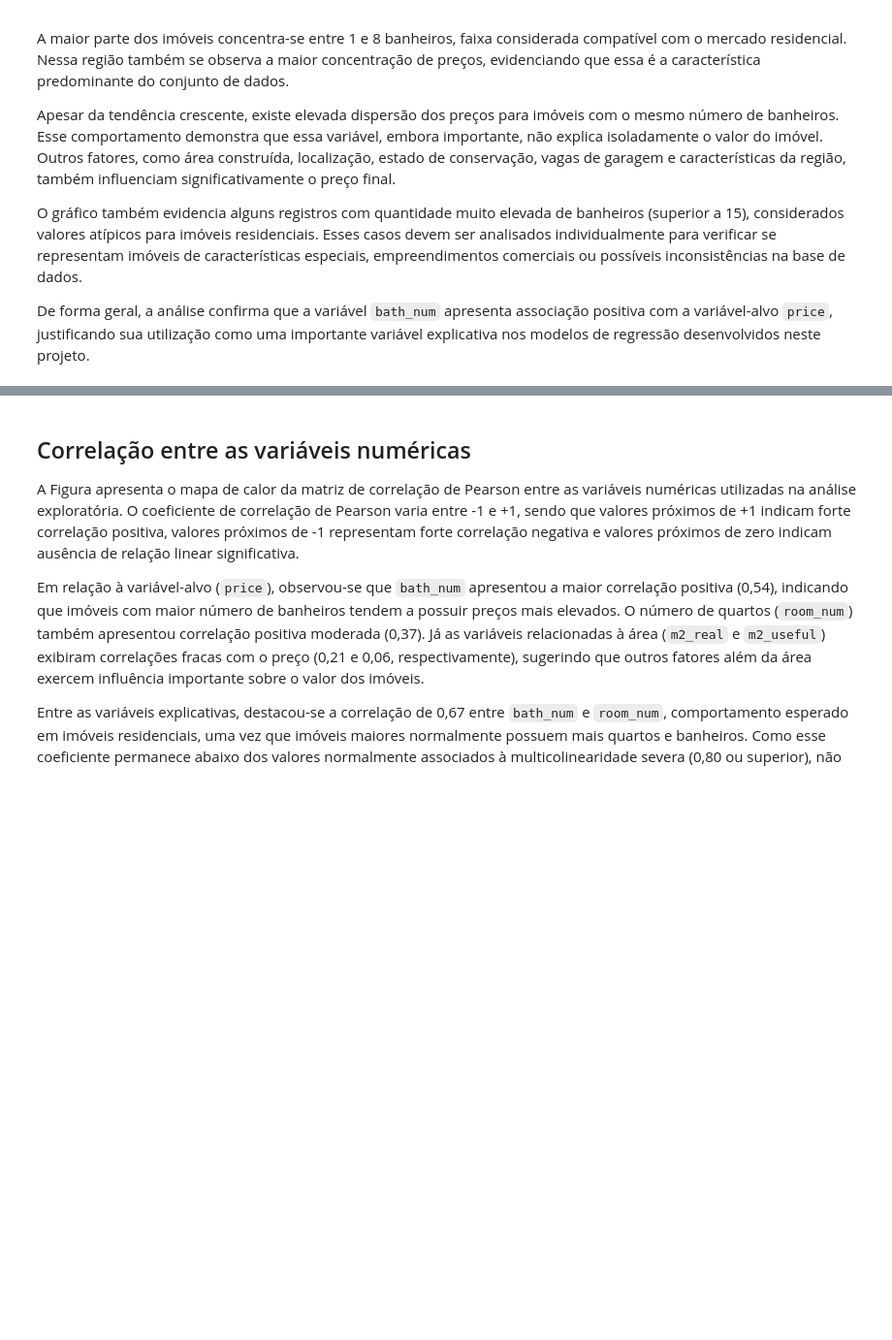
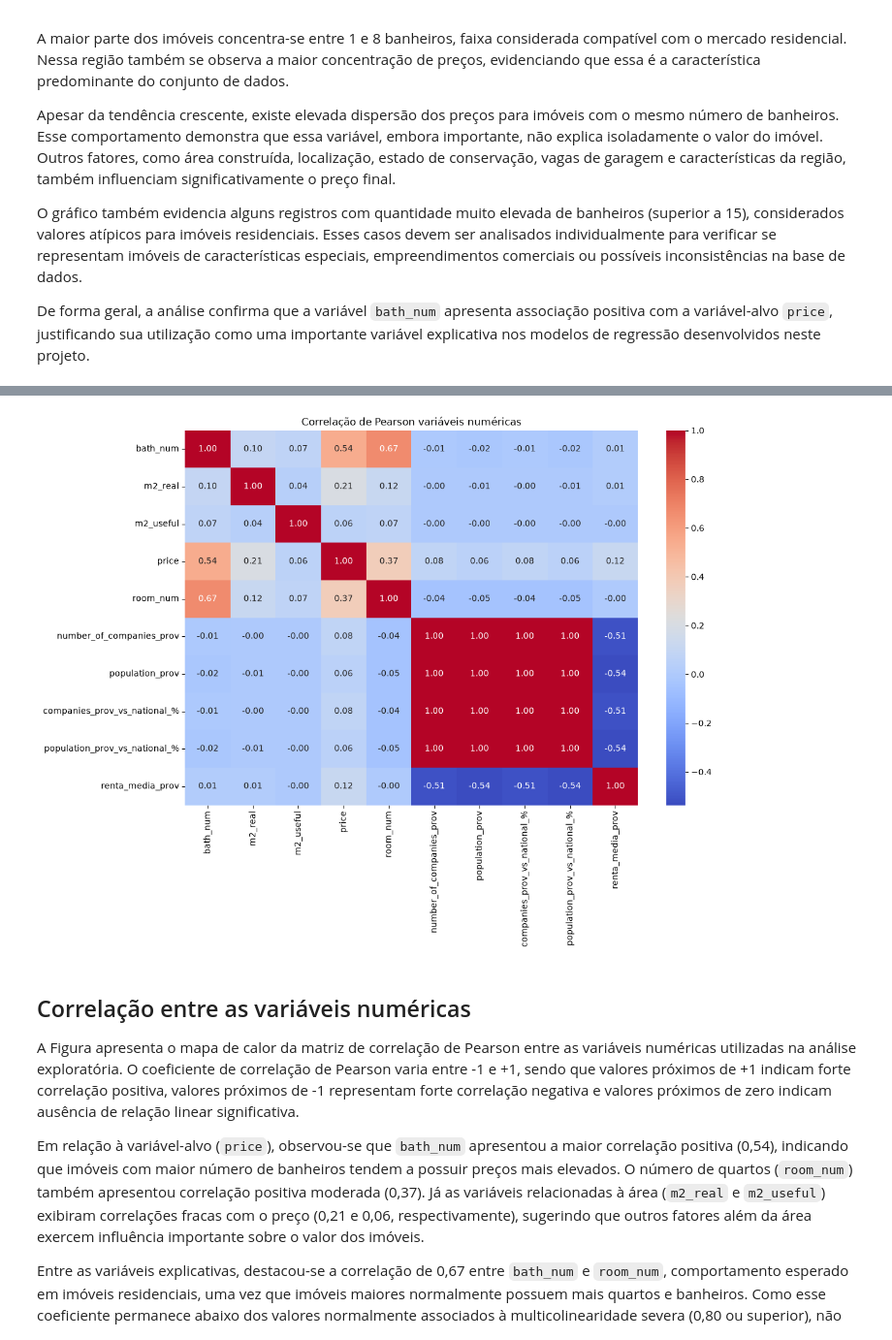
Before and after one commit to MarcioPaiano/SENAI-Projeto3, a Jupyter notebook: notebook/projetofinal.ipynb, the cells around one changed output, grey strips where cells are left out. Shown at 97% size. Cells and saved outputs as stored; diff of their text form; code cells hidden in the pictures; blank space fills up the shorter version.

```diff
--- a/notebook/projetofinal.ipynb
+++ b/notebook/projetofinal.ipynb
@@ -408,25 +453,27 @@ df_tratado.nlargest(20,"bath_num")[
 # %%
 #correlation matrix
 numericas = df_tratado.select_dtypes(include=np.number)
 correlacao = numericas.corr()
 plt.figure(figsize=(12,8))
 
 sns.heatmap(
     correlacao,
     annot=True,
     cmap="coolwarm",
     fmt=".2f"
 )
 
-plt.title("Correlação de Pearson")
+plt.title("Correlação de Pearson variáveis numéricas")
 # Salva o gráfico
 plt.savefig(
-    "../outputs/figures/correlacao_pearson_antes.png",
+    "../outputs/figures/correlacao_pearson_numéricas.png",
     dpi=300,
     bbox_inches="tight"
 )
 
 plt.show()
+# %% [output]
+[figure, added]
 # %% [markdown]
 ## Correlação entre as variáveis numéricas
 
```
Also changed, not shown: parts of 27 cells of this notebook, 7 other files.
